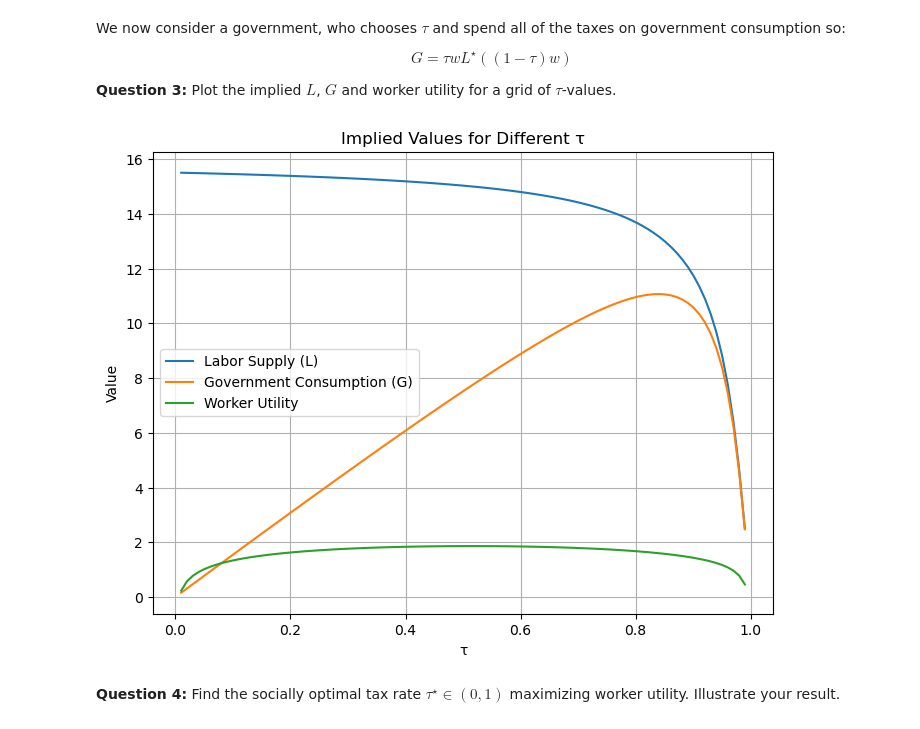
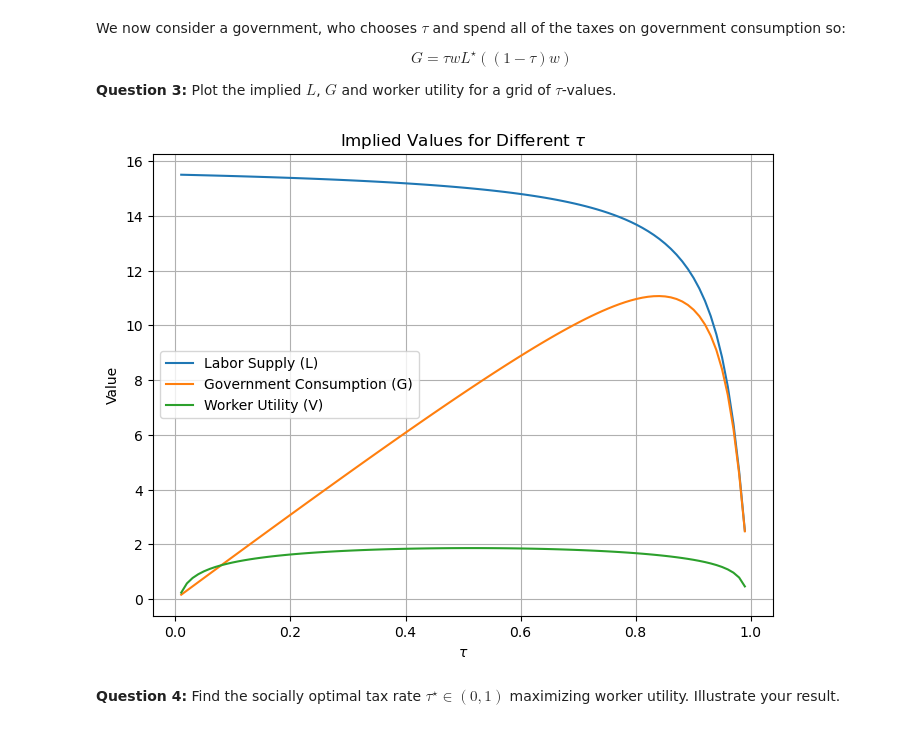
Before and after one commit to NumEconCopenhagen/projects-2023-siuuu, a Jupyter notebook: Exam/Exam-2023-notebook.ipynb, the cells around one changed output. Saved outputs shown, nothing was run; the diff lists cells and outputs as text; code cells hidden in the pictures.

```diff
--- a/Exam/Exam-2023-notebook.ipynb
+++ b/Exam/Exam-2023-notebook.ipynb
@@ -105,36 +104,48 @@ $$
 
 **Question 3:** Plot the implied $L$, $G$ and worker utility for a grid of $\tau$-values.
 # %%
+# Remove FutureWarning from append
+warnings.simplefilter(action='ignore', category=FutureWarning)
+
+# Initializations
 w = 1.0
-G_values = []
-L_values = []
-utility_values = []
-tau_values = np.linspace(0.01, 0.99, 100)  # Grid of τ-values
+values = pd.DataFrame(columns=['L_values','U_values', 'G_values', 'tau_values'])
 
-# Calculate implied L, G, and worker utility for different τ values
+tau_values = np.linspace(0.01, 0.99, 100)  # Grid of tau-values
+
+# Define a utility maximization function
+def maximize_utility(w, tau, alpha, kappa, nu):
+    # Find optimal labor supply
+    L_star = optimal_labor_supply(w)
+
+    # Calculate optimal consumption
+    C_star = kappa + (1 - tau) * w * L_star
+
+    # Calculate optimal G
+    G_star = tau * w * L_star
+
+    # Calculate utility
+    utility = np.log(C_star**alpha * G_star**(1 - alpha)) - nu * (L_star**2) / 2
+
+    return L_star, G_star, utility
+
+# We calculate implied L, G, and worker utility for different tau values and store the results ina DF
 for tau in tau_values:
-    tw = (1 - tau) * w
-    L_star = (-kappa + np.sqrt(kappa**2 + 4 * alpha / nu * tw**2)) / (2 * tw)
-    G = tau * w * L_star
-    utility = np.log((kappa + (1 - tau) * w * L_star)**alpha * G**(1 - alpha)) - nu * (L_star**2) / 2
-    G_values.append(G)
-    L_values.append(L_star)
-    utility_values.append(utility)
+    L_star, G_star, utility = maximize_utility(w, tau, alpha, kappa, nu)
+    values = values.append({'L_values': L_star, 'U_values': utility, 'G_values': G_star, 'tau_values': tau}, ignore_index=True)
 
-# Plotting L, G, and worker utility against τ
+# We plot L, G, and worker utility against tau
 plt.figure(figsize=(8, 6))
-
-plt.plot(tau_values, L_values, label='Labor Supply (L)')
-plt.plot(tau_values, G_values, label='Government Consumption (G)')
-plt.plot(tau_values, utility_values, label='Worker Utility')
-
-plt.xlabel('τ')
+plt.plot(values['tau_values'], values['L_values'], label='Labor Supply (L)')
+plt.plot(values['tau_values'], values['G_values'], label='Government Consumption (G)')
+plt.plot(values['tau_values'], values['U_values'], label='Worker Utility (V)')
+plt.xlabel('$\\tau$')
 plt.ylabel('Value')
-plt.title('Implied Values for Different τ')
+plt.title('Implied Values for Different $\\tau$')
 plt.legend()
 plt.grid(True)
 plt.show()
 # %% [output]
-[figure, old version]
+[figure, new version]
 # %% [markdown]
 **Question 4:** Find the socially optimal tax rate $\tau^{\star}\in(0,1)$ maximizing worker utility. Illustrate your result.
```
Also changed, not shown: parts of 5 cells of this notebook.
